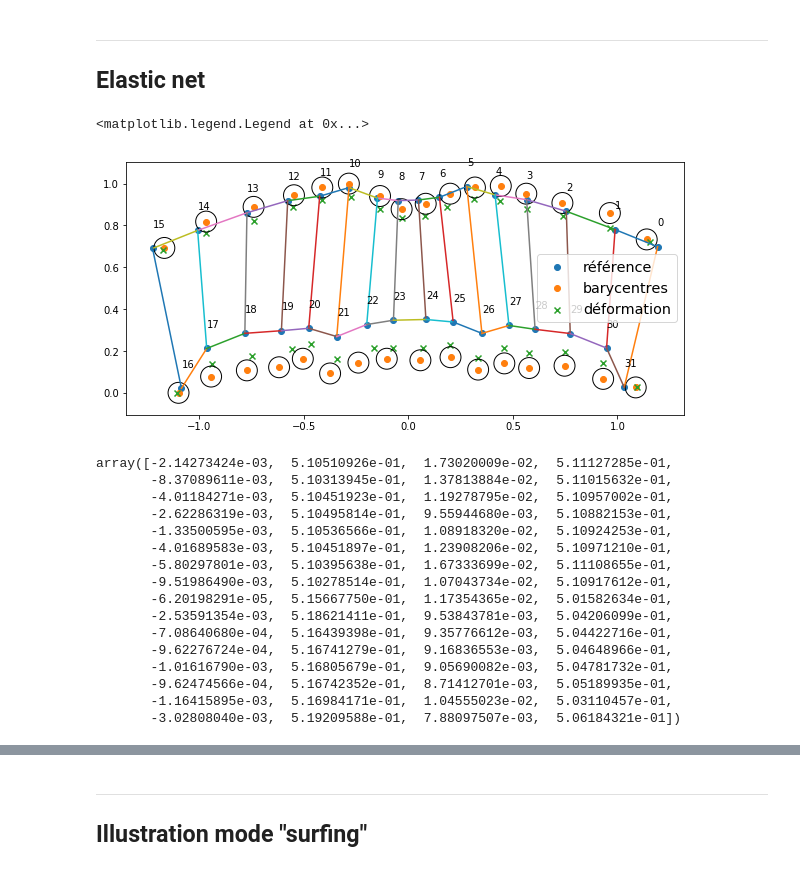
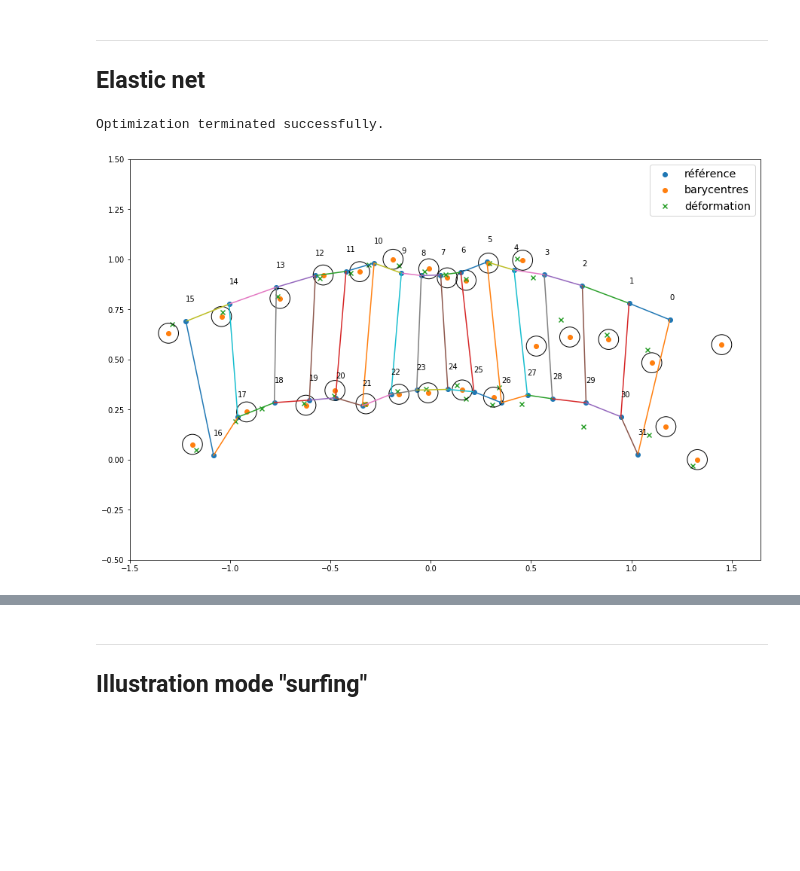
Before and after one commit to aymericq/dental_numbering, a Jupyter notebook: basin_hopping_reel.ipynb, the cells around one changed output, grey strips where cells are left out. Saved outputs shown, nothing was run; the diff lists cells and outputs as text; code cells hidden in the pictures; blank space fills up the shorter version.

Commit message:
Visualize jaws with fewer teeth

```diff
--- a/basin_hopping_reel.ipynb
+++ b/basin_hopping_reel.ipynb
@@ -30,7 +30,7 @@ def find_centers_of_mass(img, thresh=5000):
     centers_of_mass = []
     for i, contour in enumerate(contours):
         int_contour = np.ceil(contour).astype('uint16')
-        mat = np.zeros(eroded_image.shape)
+        mat = np.zeros(img.shape)
         mat[int_contour[:,0], int_contour[:,1]] = 1
         bin_holes = binary_fill_holes(mat)
         m = moments(bin_holes)
@@ -383,13 +386,18 @@ def K(P, Kij, L, C, lamb=0.5, d_clip=np.inf):
         lamb*np.sum(np.multiply(Kij, np.square(cdist(P, P) - L)))
         + (1-lamb)*np.sum(np.min(squared, axis=1))
     )
+# %%
+CoMs_length = []
+for key in CoMs.keys():
+    CoMs_length.append([key, len(CoMs[key])])
+CoMs_length.sort(key=lambda x: x[1])
 # %%
 lamb = 0.5
 r = 0.05
 
 tooth_ind = 1
-img = plt.imread(DATASET_PATH + '/' + _32_teeth[tooth_ind])
-transf, _, _ = transform_robust(np.array(CoMs[_32_teeth[tooth_ind]]))
+img = plt.imread(DATASET_PATH + '/' + CoMs_length[tooth_ind][0])
+transf, _, _ = transform_robust(np.array(CoMs[CoMs_length[tooth_ind][0]]))
 
 centroids = transf
 reference = mean
@@ -402,44 +410,27 @@ init_pos = mean.reshape((64,1))
 
 res = minimize(K_flat, init_pos, method='BFGS')
 # res = basinhopping(K_flat, init_pos, T=0.1, stepsize=0.01, disp=True)
-# print(res)
+print(res.message)
+# %% [output]
+Optimization terminated successfully.
 # %%
 coords = res.x.reshape(reference.shape)
-plt.figure(figsize=(10, 6))
+plt.figure(figsize=(15, 15))
 plt.scatter(reference[:,0], reference[:,1], label="référence")
 plt.scatter(centroids[:,0], centroids[:,1], label="barycentres")
 for i in range(len(reference)):
     plt.text(reference[i,0], reference[i,1]+0.1, str(i))
 for i in range(Kij.shape[0]):
     for j in range(Kij.shape[1]):
         if Kij[i,j] == 1:
             plt.plot([reference[i,0], reference[j,0]], [reference[i,1], reference[j,1]], '-')
 ax = plt.gca()
 for i in range(len(centroids)):
      ax.add_patch(plt.Circle(centroids[i,:], radius=r, fill=False))
 plt.axis('scaled');
 
 plt.scatter(coords[:,0], coords[:,1], marker='x', label="déformation")
 plt.legend(fontsize='x-large')
+ax.set_ylim(-0.5, 1.5);
 # %% [output]
-<matplotlib.legend.Legend at 0x...>
-[figure, old version]
+[figure, new version]
-# %%
-res.x
-# %% [output]
-array([-2.14273424e-03,  5.10510926e-01,  1.73020009e-02,  5.11127285e-01,
-       -8.37089611e-03,  5.10313945e-01,  1.37813884e-02,  5.11015632e-01,
-       -4.01184271e-03,  5.10451923e-01,  1.19278795e-02,  5.10957002e-01,
-       -2.62286319e-03,  5.10495814e-01,  9.55944680e-03,  5.10882153e-01,
-       -1.33500595e-03,  5.10536566e-01,  1.08918320e-02,  5.10924253e-01,
-       -4.01689583e-03,  5.10451897e-01,  1.23908206e-02,  5.10971210e-01,
-       -5.80297801e-03,  5.10395638e-01,  1.67333699e-02,  5.11108655e-01,
-       -9.51986490e-03,  5.10278514e-01,  1.07043734e-02,  5.10917612e-01,
-       -6.20198291e-05,  5.15667750e-01,  1.17354365e-02,  5.01582634e-01,
-       -2.53591354e-03,  5.18621411e-01,  9.53843781e-03,  5.04206099e-01,
-       -7.08640680e-04,  5.16439398e-01,  9.35776612e-03,  5.04422716e-01,
-       -9.62276724e-04,  5.16741279e-01,  9.16836553e-03,  5.04648966e-01,
-       -1.01616790e-03,  5.16805679e-01,  9.05690082e-03,  5.04781732e-01,
-       -9.62474566e-04,  5.16742352e-01,  8.71412701e-03,  5.05189935e-01,
-       -1.16415895e-03,  5.16984171e-01,  1.04555023e-02,  5.03110457e-01,
-       -3.02808040e-03,  5.19209588e-01,  7.88097507e-03,  5.06184321e-01])
```
Also changed, not shown: parts of 12 cells of this notebook.
